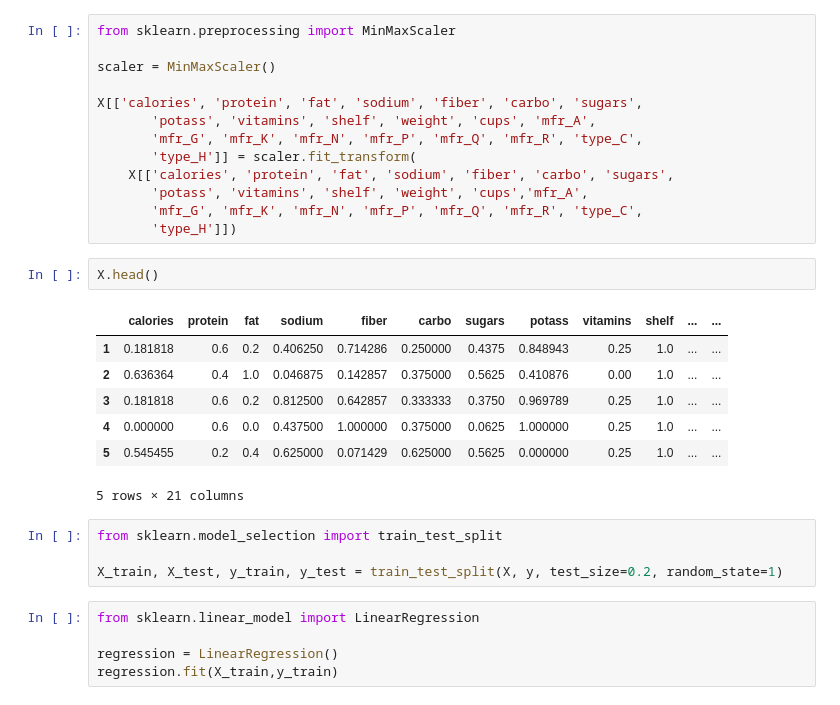
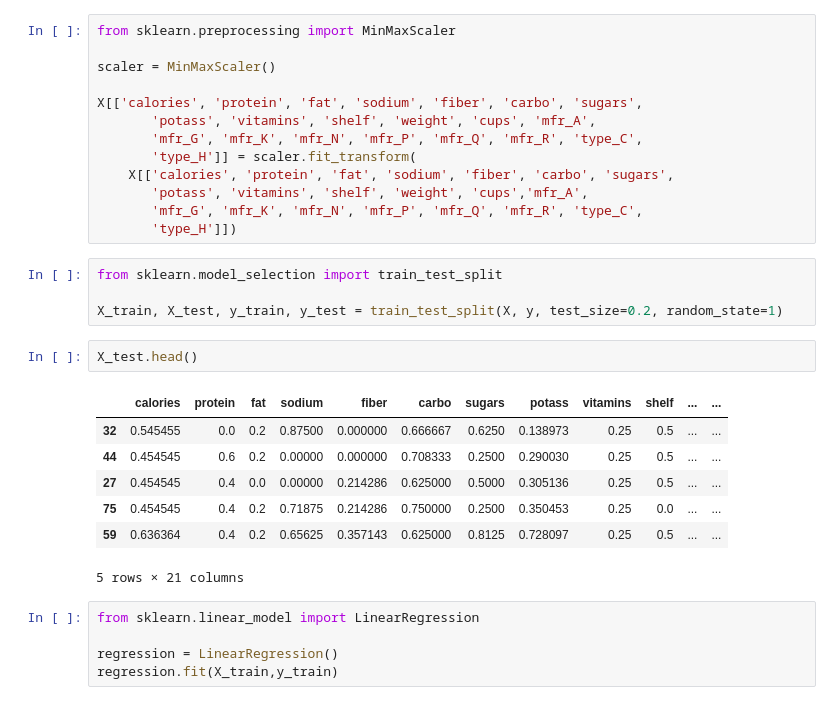
Before and after one commit to adityabommaraju/MachineLearning, a Jupyter notebook: PR Assignment - 1 Linear Regression.ipynb, the cells around one changed output. Cells and saved outputs as stored; diff of their text form.

```diff
--- a/PR Assignment - 1 Linear Regression.ipynb
+++ b/PR Assignment - 1 Linear Regression.ipynb
@@ -111,20 +121,20 @@ X[['calories', 'protein', 'fat', 'sodium', 'fiber', 'carbo', 'sugars',
        'potass', 'vitamins', 'shelf', 'weight', 'cups','mfr_A',
        'mfr_G', 'mfr_K', 'mfr_N', 'mfr_P', 'mfr_Q', 'mfr_R', 'type_C',
        'type_H']])
-# %%
-X.head()
-# %% [output]
-|  | calories | protein | fat | sodium | fiber | carbo | sugars | potass | vitamins | shelf | ... | ... |
-| 1 | 0.181818 | 0.6 | 0.2 | 0.406250 | 0.714286 | 0.250000 | 0.4375 | 0.848943 | 0.25 | 1.0 | ... | ... |
-| 2 | 0.636364 | 0.4 | 1.0 | 0.046875 | 0.142857 | 0.375000 | 0.5625 | 0.410876 | 0.00 | 1.0 | ... | ... |
-| 3 | 0.181818 | 0.6 | 0.2 | 0.812500 | 0.642857 | 0.333333 | 0.3750 | 0.969789 | 0.25 | 1.0 | ... | ... |
-| 4 | 0.000000 | 0.6 | 0.0 | 0.437500 | 1.000000 | 0.375000 | 0.0625 | 1.000000 | 0.25 | 1.0 | ... | ... |
-| 5 | 0.545455 | 0.2 | 0.4 | 0.625000 | 0.071429 | 0.625000 | 0.5625 | 0.000000 | 0.25 | 1.0 | ... | ... |
-5 rows × 21 columns
 # %%
 from sklearn.model_selection import train_test_split
 
 X_train, X_test, y_train, y_test = train_test_split(X, y, test_size=0.2, random_state=1)
+# %%
+X_test.head()
+# %% [output]
+|  | calories | protein | fat | sodium | fiber | carbo | sugars | potass | vitamins | shelf | ... | ... |
+| 32 | 0.545455 | 0.0 | 0.2 | 0.87500 | 0.000000 | 0.666667 | 0.6250 | 0.138973 | 0.25 | 0.5 | ... | ... |
+| 44 | 0.454545 | 0.6 | 0.2 | 0.00000 | 0.000000 | 0.708333 | 0.2500 | 0.290030 | 0.25 | 0.5 | ... | ... |
+| 27 | 0.454545 | 0.4 | 0.0 | 0.00000 | 0.214286 | 0.625000 | 0.5000 | 0.305136 | 0.25 | 0.5 | ... | ... |
+| 75 | 0.454545 | 0.4 | 0.2 | 0.71875 | 0.214286 | 0.750000 | 0.2500 | 0.350453 | 0.25 | 0.0 | ... | ... |
+| 59 | 0.636364 | 0.4 | 0.2 | 0.65625 | 0.357143 | 0.625000 | 0.8125 | 0.728097 | 0.25 | 0.5 | ... | ... |
+5 rows × 21 columns
 # %%
 from sklearn.linear_model import LinearRegression
 
```
Also changed, not shown: parts of 10 cells of this notebook.
